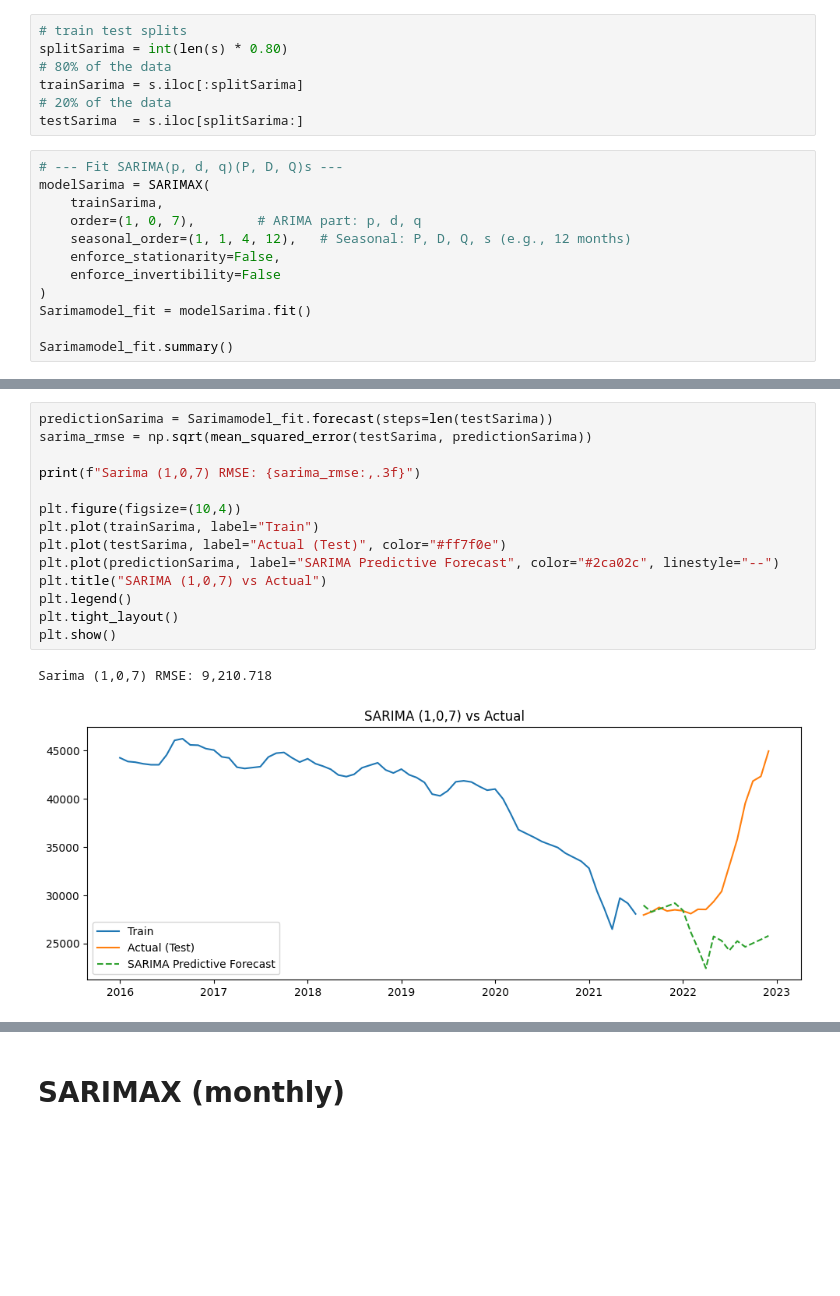
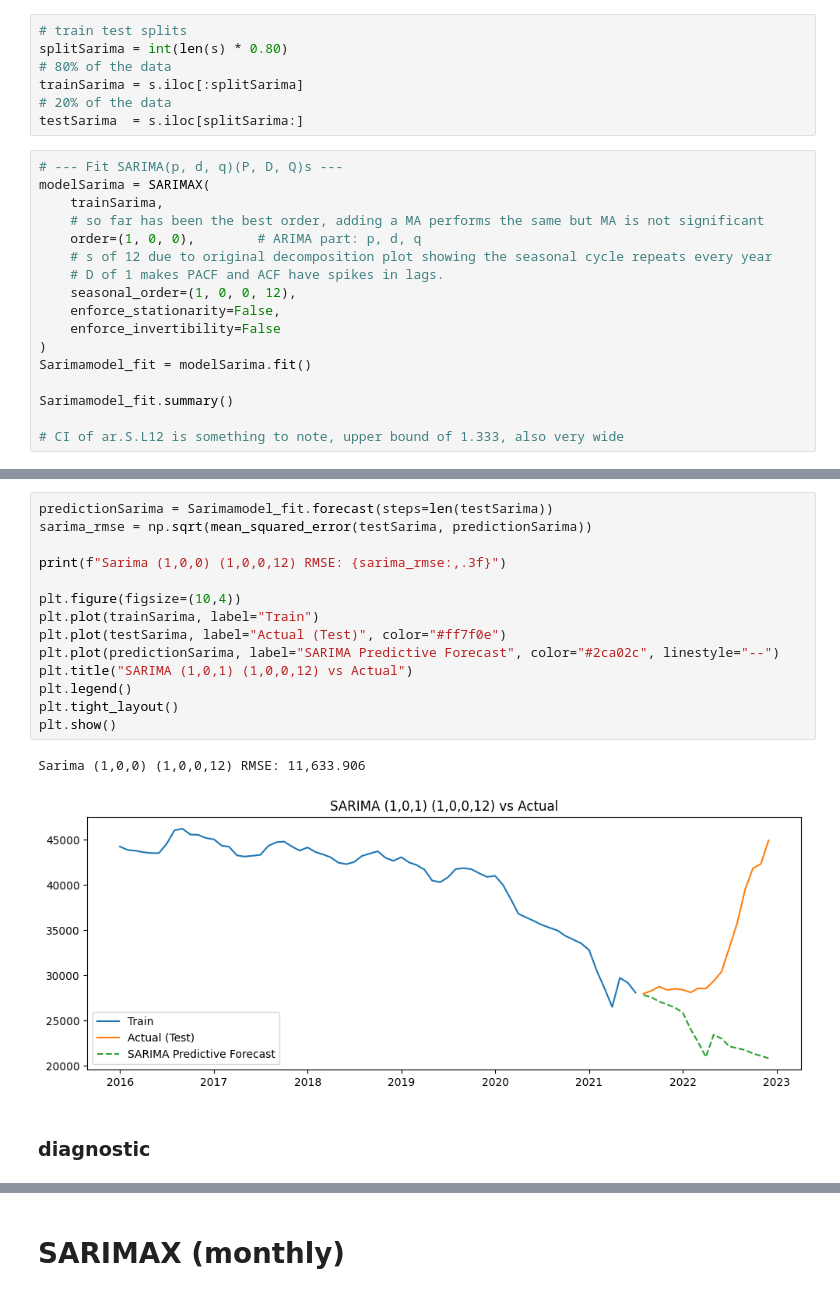
Before and after one commit to kevinserr/Time_Series_Forecast_of_Homelessness_in_NYC_with_Local_Model_Deployment, a Jupyter notebook: python/model_training.ipynb, the cells around one changed output, grey strips where cells are left out. Drawn from its saved outputs; the diff is of its cells as text; blank space fills up the shorter version.

Commit message:
added explanation + corrections for assumptions to all monthly models

```diff
--- a/python/model_training.ipynb
+++ b/python/model_training.ipynb
@@ -228,14 +361,19 @@ testSarima  = s.iloc[splitSarima:]
 # --- Fit SARIMA(p, d, q)(P, D, Q)s ---
 modelSarima = SARIMAX(
     trainSarima,
-    order=(1, 0, 7),        # ARIMA part: p, d, q
-    seasonal_order=(1, 1, 4, 12),   # Seasonal: P, D, Q, s (e.g., 12 months)
+    # so far has been the best order, adding a MA performs the same but MA is not significant
+    order=(1, 0, 0),        # ARIMA part: p, d, q
+    # s of 12 due to original decomposition plot showing the seasonal cycle repeats every year
+    # D of 1 makes PACF and ACF have spikes in lags.
+    seasonal_order=(1, 0, 0, 12),
     enforce_stationarity=False,
     enforce_invertibility=False
 )
 Sarimamodel_fit = modelSarima.fit()
 
 Sarimamodel_fit.summary()
+
+# CI of ar.S.L12 is something to note, upper bound of 1.333, also very wide
 # %% [output]
 SARIMAX Results
 | Dep. Variable: | shelter_count | No. Observations: | 67 |
@@ -270,17 +396,19 @@ Warnings:
 # %%
 predictionSarima = Sarimamodel_fit.forecast(steps=len(testSarima))
 sarima_rmse = np.sqrt(mean_squared_error(testSarima, predictionSarima))
 
-print(f"Sarima (1,0,7) RMSE: {sarima_rmse:,.3f}")
+print(f"Sarima (1,0,0) (1,0,0,12) RMSE: {sarima_rmse:,.3f}")
 
 plt.figure(figsize=(10,4))
 plt.plot(trainSarima, label="Train")
 plt.plot(testSarima, label="Actual (Test)", color="#ff7f0e")
 plt.plot(predictionSarima, label="SARIMA Predictive Forecast", color="#2ca02c", linestyle="--")
-plt.title("SARIMA (1,0,7) vs Actual")
+plt.title("SARIMA (1,0,1) (1,0,0,12) vs Actual")
 plt.legend()
 plt.tight_layout()
 plt.show()
 # %% [output]
-Sarima (1,0,7) RMSE: 9,210.718
+Sarima (1,0,0) (1,0,0,12) RMSE: 11,633.906
-[figure, old version]
+[figure, new version]
+# %% [markdown]
+### diagnostic
```
Also changed, not shown: parts of 41 cells of this notebook.
